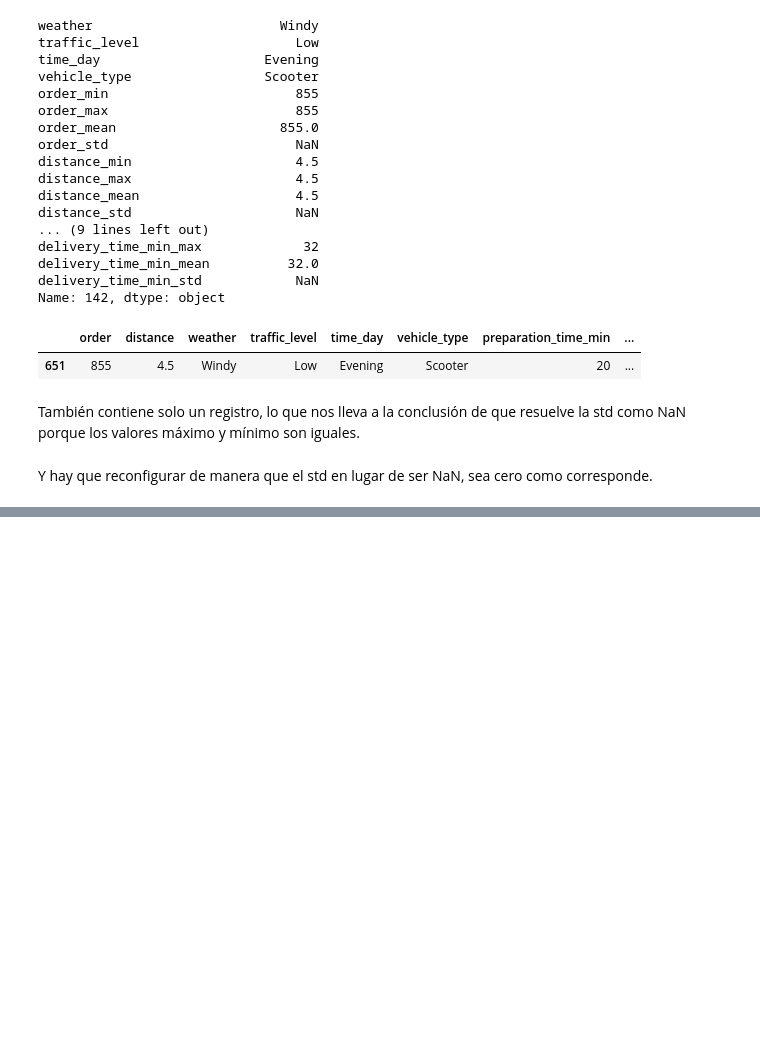
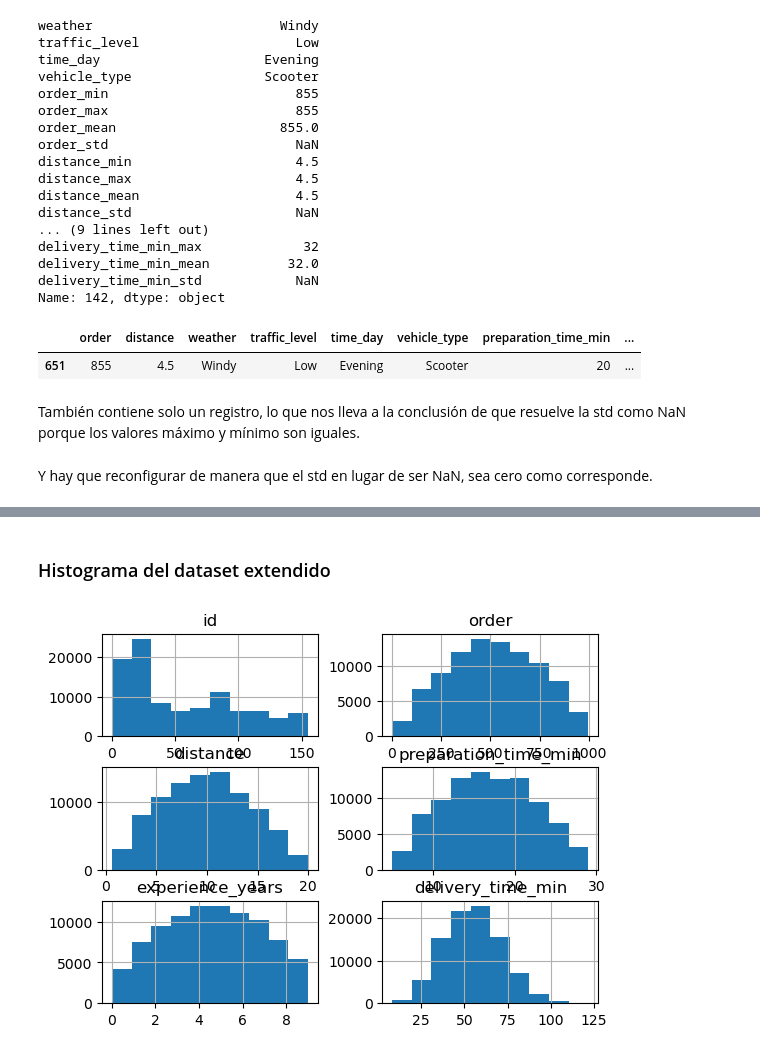
Before and after one commit to kattherineh/Simulacion-de-dataset, a Jupyter notebook: ProyectoEDA.ipynb, the cells around one changed output, grey strips where cells are left out. Cells and saved outputs as stored; diff of their text form; code cells hidden in the pictures; blank space fills up the shorter version.

```diff
--- a/ProyectoEDA.ipynb
+++ b/ProyectoEDA.ipynb
@@ -671,5 +680,5 @@ prob_freq["id"] = prob_freq.index
 # %%
-prob_freq.loc[:, ["id"]+ cat_cols].merge(
+final = prob_freq.loc[:, ["id"]+ cat_cols].merge(
     dfextended,
     on=["id"],
     how="inner"
@@ -739,0 +766,7 @@ dfextended
+# %% [markdown]
+### Histograma del dataset extendido
+# %%
+final.hist()
+plt.show()
+# %% [output]
+[figure, added]
```
Also changed, not shown: parts of 41 cells of this notebook.
